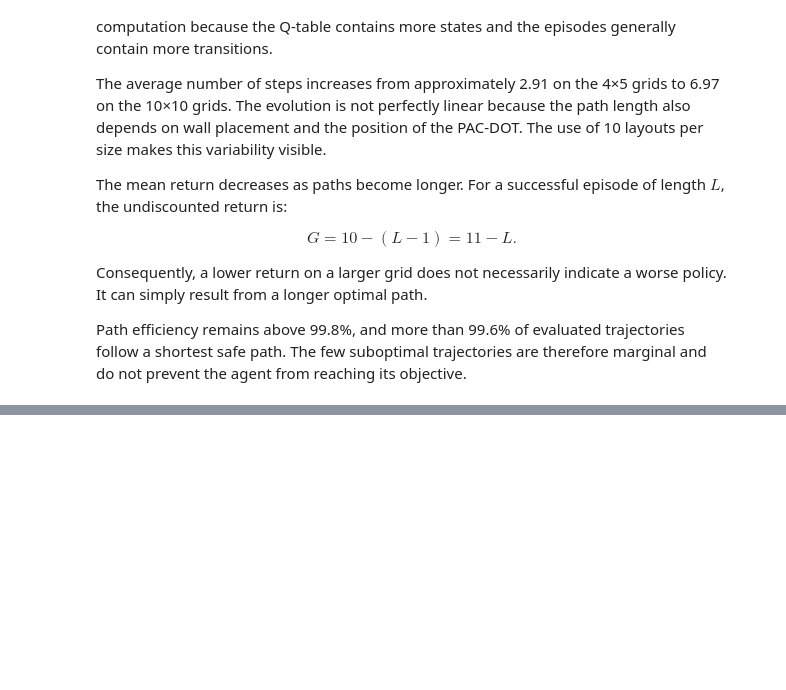
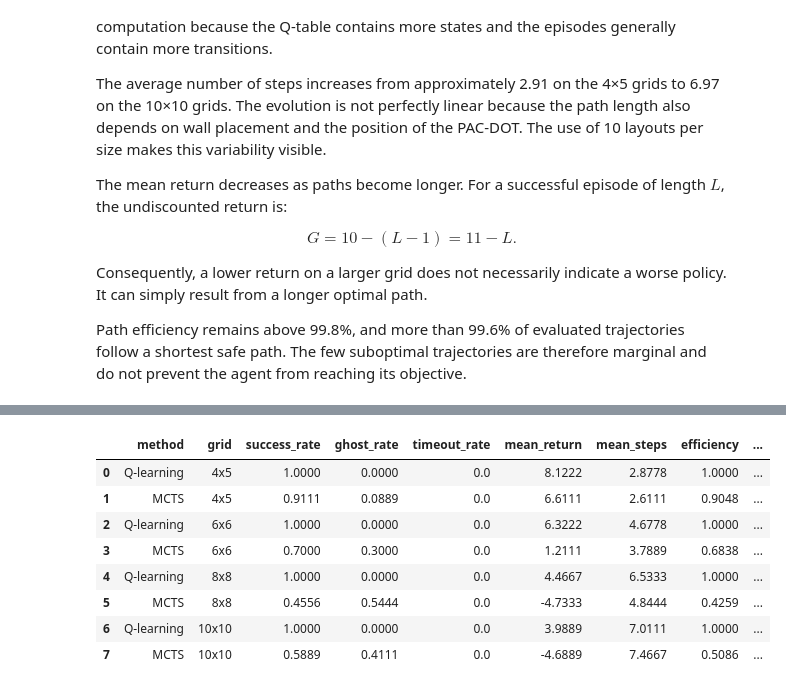
Before and after one commit to Alzaww/Pacman-RL-Agent, a Jupyter notebook: notebooks/01_pacman_rl_analysis.ipynb, the cells around one changed output, grey strips where cells are left out. Cells and saved outputs as stored; diff of their text form; code cells hidden in the pictures; blank space fills up the shorter version.

```diff
--- a/notebooks/01_q_learning_analysis.ipynb
+++ b/notebooks/01_pacman_rl_analysis.ipynb
@@ -908,0 +963,82 @@ Path efficiency remains above 99.8%, and more than 99.6% of evaluated trajectori
+# %%
+from pathlib import Path
+
+import matplotlib.pyplot as plt
+import pandas as pd
+
+
+project_root = Path.cwd()
+
+if not (project_root / "results" / "data").exists():
+    project_root = project_root.parent
+
+data_directory = project_root / "results" / "data"
+
+comparison_results = pd.read_csv(
+    data_directory
+    / "q_learning_mcts_comparison.csv"
+)
+
+grid_order = [
+    "4x5",
+    "6x6",
+    "8x8",
+    "10x10",
+]
+
+comparison_results["grid"] = pd.Categorical(
+    comparison_results["grid"],
+    categories=grid_order,
+    ordered=True,
+)
+
+comparison_summary = (
+    comparison_results
+    .groupby(
+        ["method", "grid"],
+        observed=True,
+        sort=False,
+    )
+    .agg(
+        success_rate=("success_rate", "mean"),
+        ghost_rate=("ghost_rate", "mean"),
+        timeout_rate=("timeout_rate", "mean"),
+        mean_return=("mean_return", "mean"),
+        mean_steps=("mean_steps", "mean"),
+        efficiency=(
+            "mean_efficiency_ratio",
+            "mean",
+        ),
+        optimal_path_rate=(
+            "optimal_path_rate",
+            "mean",
+        ),
+        training_time=(
+            "training_time_seconds",
+            "mean",
+        ),
+        mean_decision_time=(
+            "mean_decision_time",
+            "mean",
+        ),
+        decisions_per_second=(
+            "decisions_per_second",
+            "mean",
+        ),
+    )
+    .reset_index()
+)
+
+display(
+    comparison_summary.round(4)
+)
+# %% [output]
+|  | method | grid | success_rate | ghost_rate | timeout_rate | mean_return | mean_steps | efficiency | ... |
+| 0 | Q-learning | 4x5 | 1.0000 | 0.0000 | 0.0 | 8.1222 | 2.8778 | 1.0000 | ... |
+| 1 | MCTS | 4x5 | 0.9111 | 0.0889 | 0.0 | 6.6111 | 2.6111 | 0.9048 | ... |
+| 2 | Q-learning | 6x6 | 1.0000 | 0.0000 | 0.0 | 6.3222 | 4.6778 | 1.0000 | ... |
+| 3 | MCTS | 6x6 | 0.7000 | 0.3000 | 0.0 | 1.2111 | 3.7889 | 0.6838 | ... |
+| 4 | Q-learning | 8x8 | 1.0000 | 0.0000 | 0.0 | 4.4667 | 6.5333 | 1.0000 | ... |
+| 5 | MCTS | 8x8 | 0.4556 | 0.5444 | 0.0 | -4.7333 | 4.8444 | 0.4259 | ... |
+| 6 | Q-learning | 10x10 | 1.0000 | 0.0000 | 0.0 | 3.9889 | 7.0111 | 1.0000 | ... |
+| 7 | MCTS | 10x10 | 0.5889 | 0.4111 | 0.0 | -4.6889 | 7.4667 | 0.5086 | ... |
```
Also changed, not shown: parts of 7 cells of this notebook.
